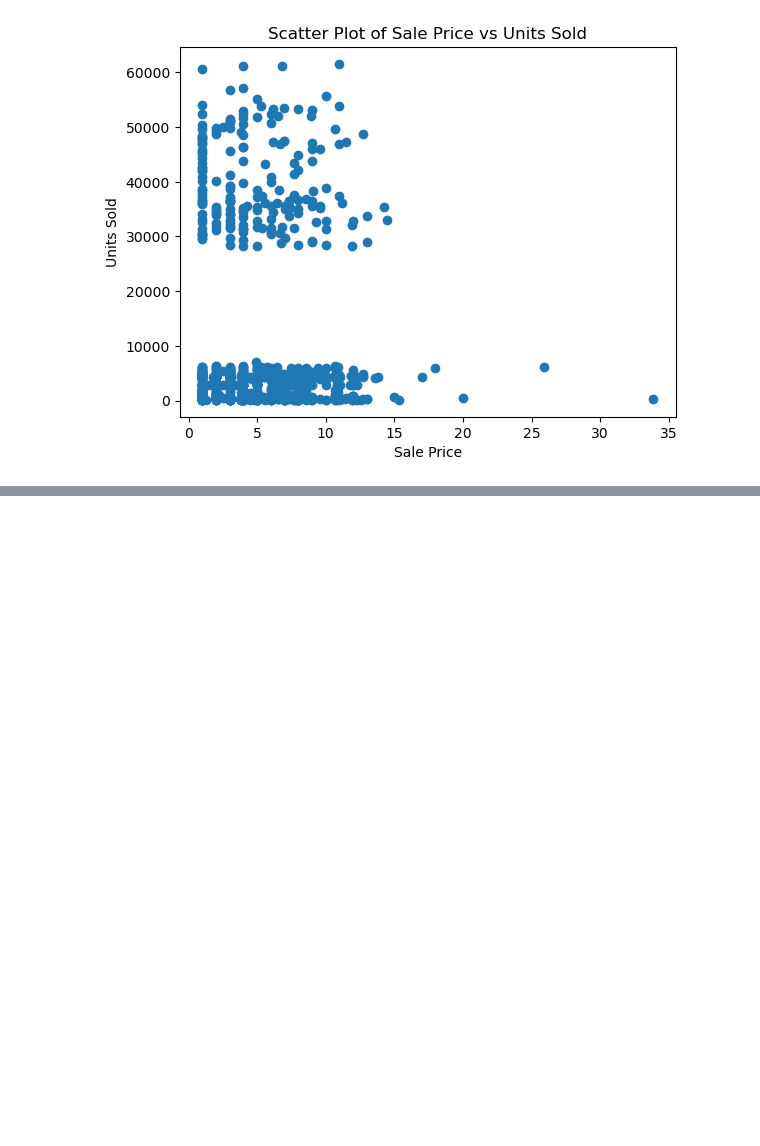
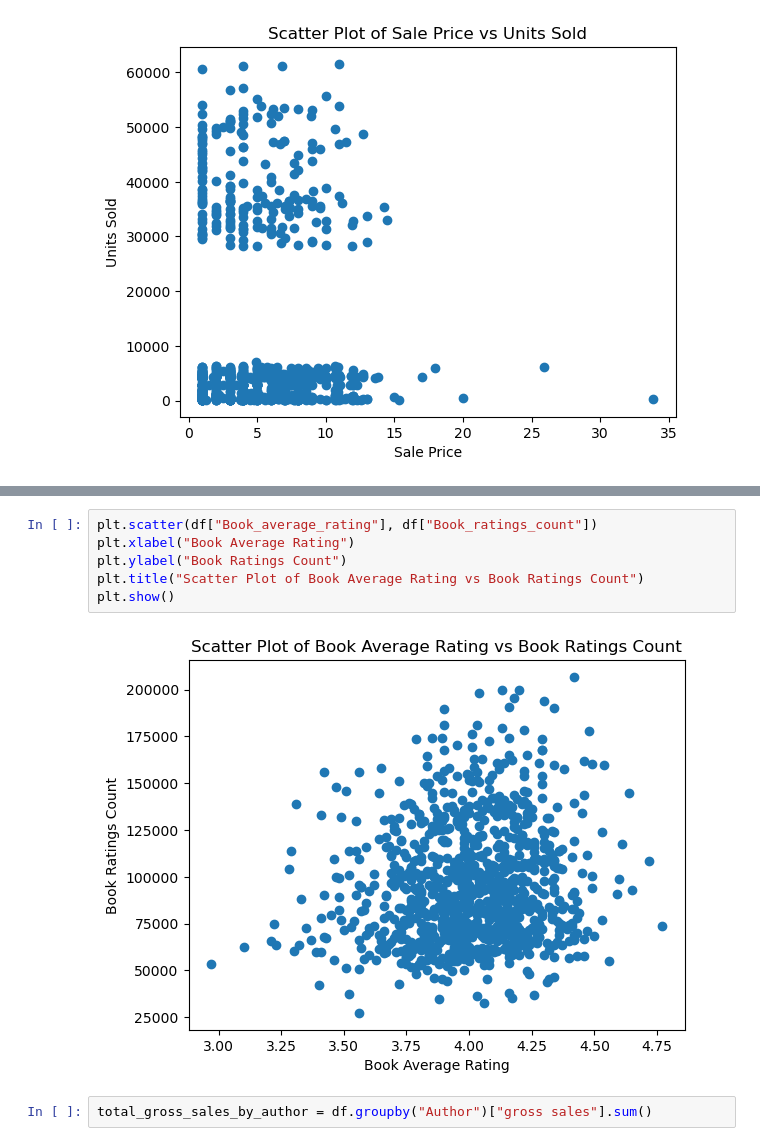
Before and after one commit to RustedSwords/BookSalesEDA, a Jupyter notebook: Notebook.ipynb, the cells around one changed output, grey strips where cells are left out. Cells and saved outputs as stored; diff of their text form; blank space fills up the shorter version.

```diff
--- a/Notebook.ipynb
+++ b/Notebook.ipynb
@@ -152,0 +205,10 @@ plt.show()
+# %%
+plt.scatter(df["Book_average_rating"], df["Book_ratings_count"])
+plt.xlabel("Book Average Rating")
+plt.ylabel("Book Ratings Count")
+plt.title("Scatter Plot of Book Average Rating vs Book Ratings Count")
+plt.show()
+# %% [output]
+[figure, added]
+# %%
+total_gross_sales_by_author = df.groupby("Author")["gross sales"].sum()
```
Also changed, not shown: parts of 8 cells of this notebook.
